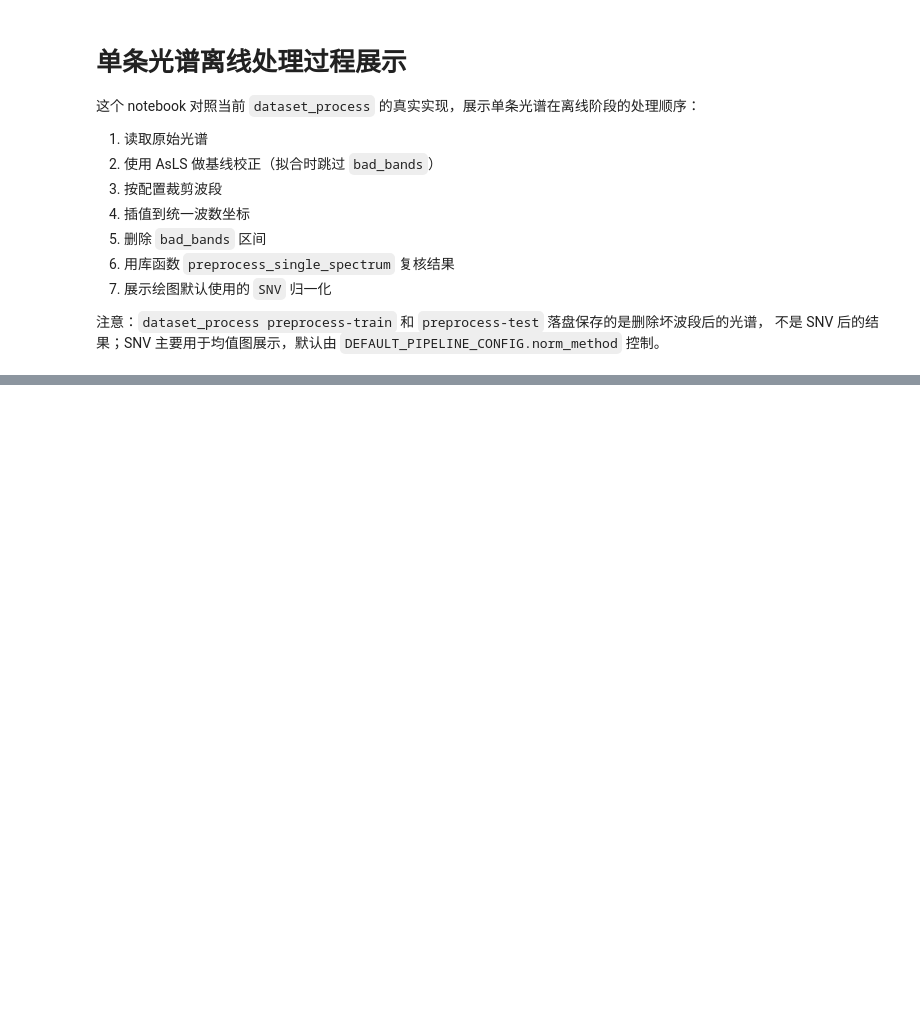
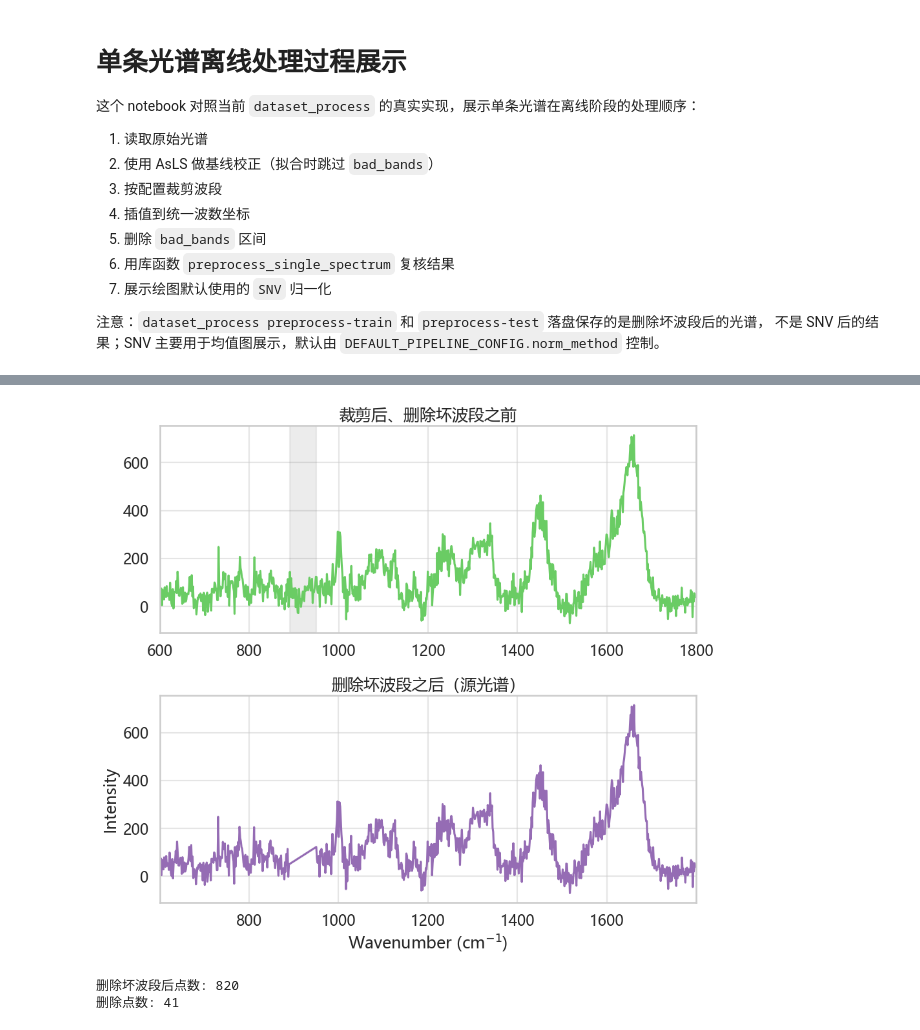
Before and after one commit to YaoHui-Wu06022/Bacterial-Raman-Spectroscopy-Classification, a Jupyter notebook: notebooks/single_process_AsLS_cut_SNV.ipynb, the cells around one changed output, grey strips where cells are left out. Saved outputs shown, nothing was run; the diff lists cells and outputs as text; code cells hidden in the pictures; blank space fills up the shorter version.

```diff
--- a/notebooks/single_process_AsLS_cut_SNV.ipynb
+++ b/notebooks/single_process_AsLS_cut_SNV.ipynb
@@ -165,16 +176,31 @@ print(f"裁剪后波数范围: {wn_cut[0]:.2f} -> {wn_cut[-1]:.2f}")
 # %%
-# 4. 插值到统一波数坐标
-wn_uniform = WN_REF.copy()
-sp_interp = np.interp(wn_uniform, wn_cut, sp_cut)
+# 4. 在裁剪结果上先删除坏波段
+# 当前 dataset_process 的真实做法是让坏波段同时退出插值与最终输出。
+src_keep_mask = build_valid_mask(wn_cut, BAD_BANDS)
+if src_keep_mask is None:
+    src_keep_mask = np.ones_like(wn_cut, dtype=bool)
 
-fig, ax = plt.subplots()
-ax.plot(wn_uniform, sp_interp, color=sns.color_palette("muted")[0])
-add_bad_band_spans(ax, BAD_BANDS)
-ax.set_xlim([cfg.cut_min, cfg.cut_max])
-ax.set_title(f"插值后光谱 ({cfg.target_points} points)")
-ax.set_xlabel("Wavenumber (cm$^{-1}$)")
-ax.set_ylabel("Intensity")
+wn_valid = wn_cut[src_keep_mask]
+sp_valid = sp_cut[src_keep_mask]
+
+fig, axes = plt.subplots(2, 1, figsize=(10, 9), sharex=False)
+axes[0].plot(wn_cut, sp_cut, color=sns.color_palette("muted")[2])
+add_bad_band_spans(axes[0], BAD_BANDS)
+axes[0].set_xlim([cfg.cut_min, cfg.cut_max])
+axes[0].set_title("裁剪后、删除坏波段之前")
+
+axes[1].plot(wn_valid, sp_valid, color=sns.color_palette("muted")[4])
+axes[1].set_xlim([wn_valid.min(), wn_valid.max()])
+axes[1].set_title("删除坏波段之后（源光谱）")
+axes[1].set_xlabel("Wavenumber (cm$^{-1}$)")
+axes[1].set_ylabel("Intensity")
+plt.tight_layout()
 plt.show()
 
-print(f"插值后点数: {sp_interp.shape[0]}")
+print(f"删除坏波段后点数: {sp_valid.shape[0]}")
+print(f"删除点数: {(~src_keep_mask).sum()}")
+# %% [output]
+[figure, added]
+删除坏波段后点数: 820
+删除点数: 41
 # %%
```
Also changed, not shown: parts of 8 cells of this notebook, 11 other files.
